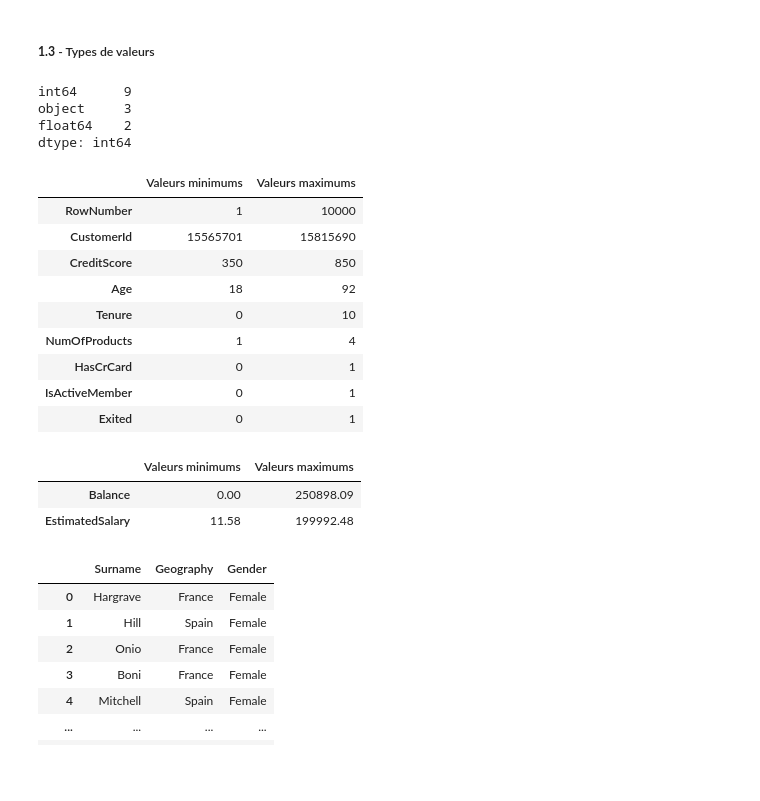
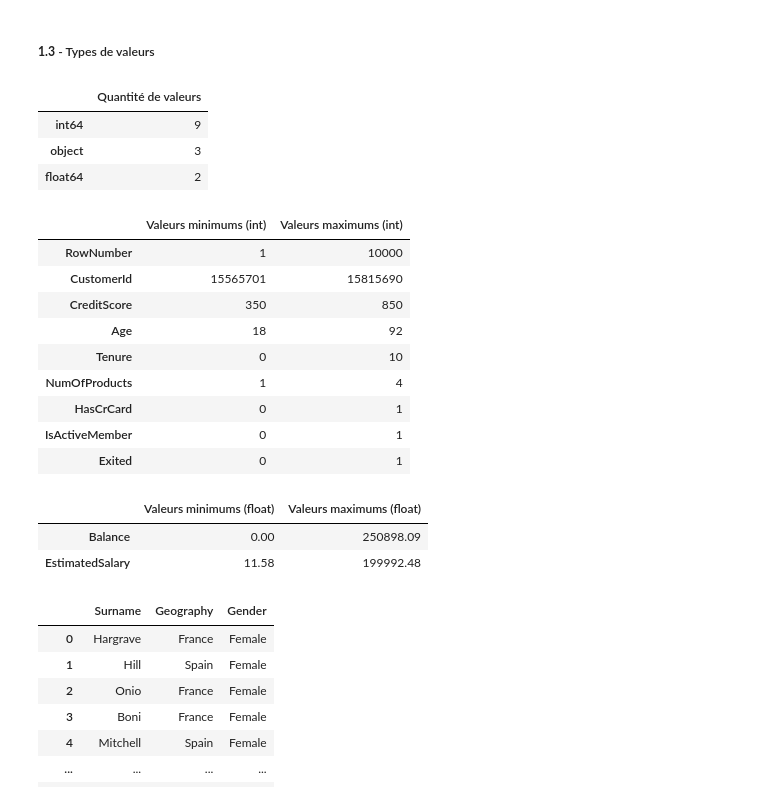
Before and after one commit to ElodieBayet/ai-developer, a Jupyter notebook: 06.projects/02.churn/eda_churn.ipynb, the cells around one changed output. Cells and saved outputs as stored; diff of their text form; code cells hidden in the pictures; blank space fills up the shorter version.

```diff
--- a/06.projects/02.churn/eda_churn.ipynb
+++ b/06.projects/02.churn/eda_churn.ipynb
@@ -135,20 +135,22 @@ array([1, 0], dtype=int64)
 ##### **1.3** - Types de valeurs
 # %%
 # (!) - 3 types of data
-churn_data.dtypes.value_counts()
+pd.DataFrame({
+    'Quantité de valeurs': churn_data.dtypes.value_counts()
+})
 # %% [output]
-int64      9
-object     3
-float64    2
-dtype: int64
+|  | Quantité de valeurs |
+| int64 | 9 |
+| object | 3 |
+| float64 | 2 |
 # %%
 # (!) - 'HasCrCard' and 'IsActiveMember' might be categoricals
 pd.DataFrame({
-    'Valeurs minimums': churn_data.select_dtypes(np.int64).min(),
-    'Valeurs maximums': churn_data.select_dtypes(np.int64).max()
+    'Valeurs minimums (int)': churn_data.select_dtypes(np.int64).min(),
+    'Valeurs maximums (int)': churn_data.select_dtypes(np.int64).max()
 }, dtype=np.int64)
 # %% [output]
-|  | Valeurs minimums | Valeurs maximums |
+|  | Valeurs minimums (int) | Valeurs maximums (int) |
 | RowNumber | 1 | 10000 |
 | CustomerId | 15565701 | 15815690 |
 | CreditScore | 350 | 850 |
@@ -159,13 +161,13 @@ pd.DataFrame({
 | IsActiveMember | 0 | 1 |
 | Exited | 0 | 1 |
 # %%
-# (!) - Real floating values
+# (!) - Large range of floating' values
 pd.DataFrame({
-    'Valeurs minimums': churn_data.select_dtypes(np.float64).min(),
-    'Valeurs maximums': churn_data.select_dtypes(np.float64).max()
+    'Valeurs minimums (float)': churn_data.select_dtypes(np.float64).min(),
+    'Valeurs maximums (float)': churn_data.select_dtypes(np.float64).max()
 }, dtype=np.float64)
 # %% [output]
-|  | Valeurs minimums | Valeurs maximums |
+|  | Valeurs minimums (float) | Valeurs maximums (float) |
 | Balance | 0.00 | 250898.09 |
 | EstimatedSalary | 11.58 | 199992.48 |
 # %%
```
Also changed, not shown: parts of 31 cells of this notebook.
